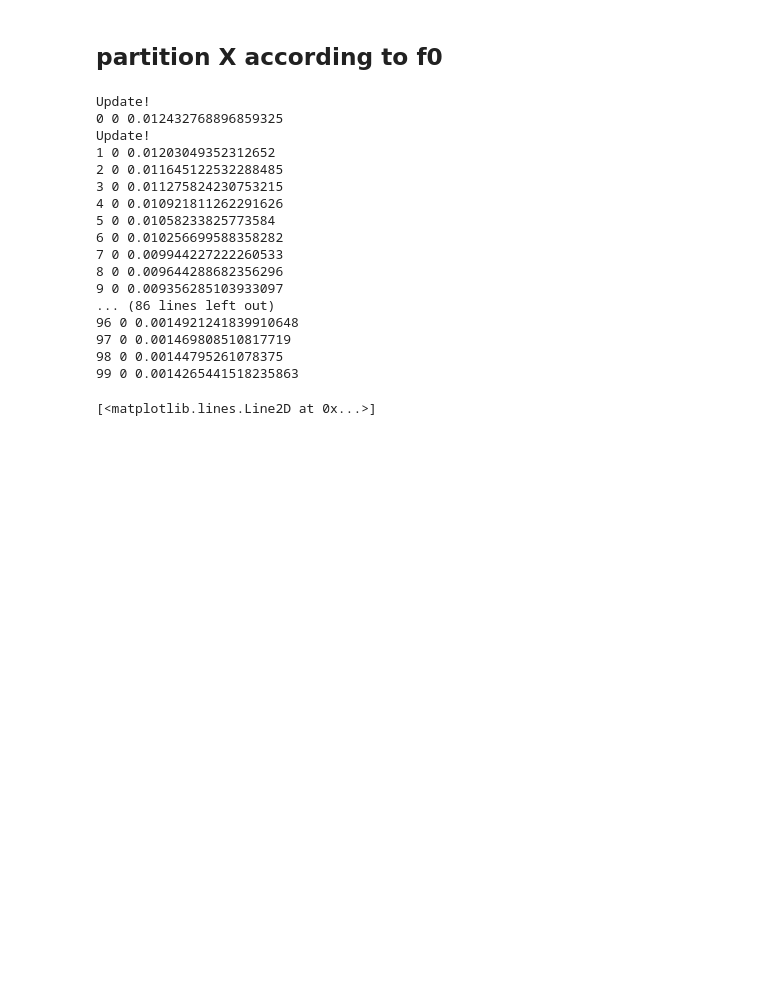
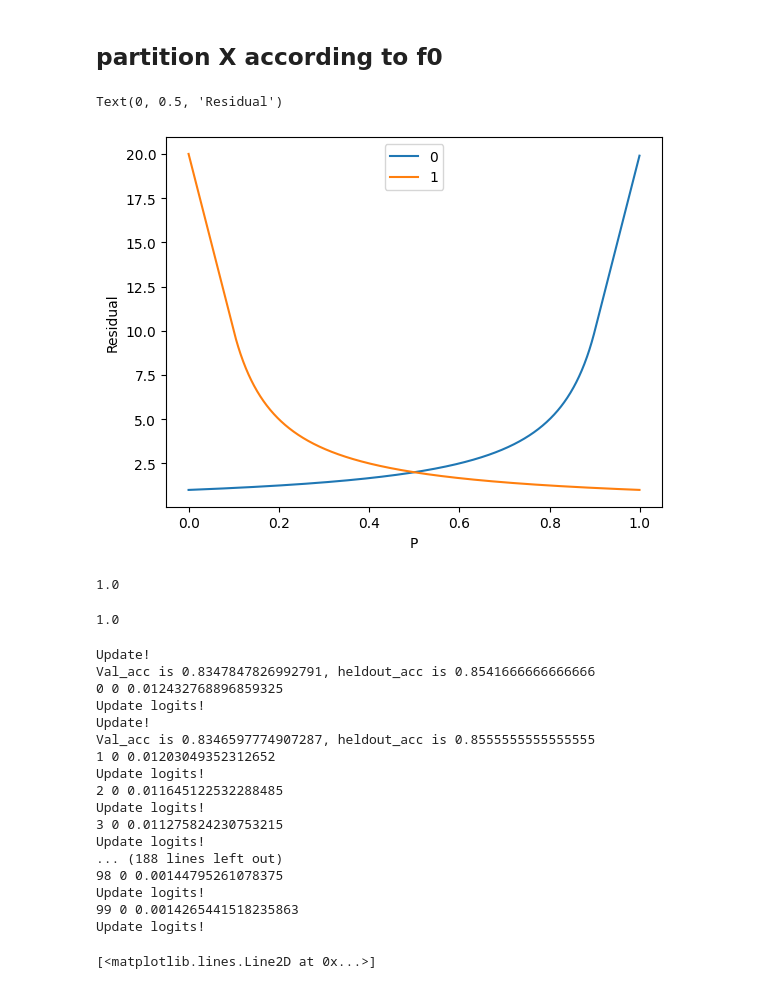
Before and after one commit to HuangruiChu/AuFair, a Jupyter notebook: multiacc/Multiacc_Huangrui_Attr.ipynb, the cells around one changed output. Drawn from its saved outputs; the diff is of its cells as text; code cells hidden in the pictures; blank space fills up the shorter version.

```diff
--- a/multiacc/Multiacc_Huangrui_Attr.ipynb
+++ b/multiacc/Multiacc_Huangrui_Attr.ipynb
@@ -30,10 +30,27 @@ y_val = db["y_train"]
 x_test = db["x_test"]
 y_test = db["y_test"]
 # %%
-# def res(p, y):
-#     # 有noise 吧？？？？？我用这个就拟合不了了
-#     return y * ((p>=0.1)/(p + 1e-20) + (p<0.1) * (20 - 100  * p)) +\
-# (1-y) * ((p < 0.9)/(1 - p + 1e-20) + (p>=0.9) * (100 * p - 80))
+def res(p, y):
+    # 有noise 吧？？？？？我用这个就拟合不了了
+    return y * ((p>=0.1)/(p + 1e-20) + (p<0.1) * (20 - 100  * p)) +\
+(1-y) * ((p < 0.9)/(1 - p + 1e-20) + (p>=0.9) * (100 * p - 80))
+import matplotlib.pyplot as plt
+plt.plot(np.arange(0, 1.0, 0.001), res(np.arange(0., 1, 0.001), 0))
+plt.plot(np.arange(0, 1.0, 0.001), res(np.arange(0., 1, 0.001), 1))
+plt.legend(['0', '1'])
+plt.xlabel('P')
+plt.ylabel('Residual')
+# %% [output]
+Text(0, 0.5, 'Residual')
+[figure, added]
+# %%
+res(1,1)
+# %% [output]
+1.0
+# %%
+res(0,0)
+# %% [output]
+1.0
 # %%
 # logits = net.output[:,1] - net.output[:,0]
 # in our case, we get the logits directly
@@ -81,10 +98,14 @@ for t in range(max_T):
     tpr1 = np.sum(TP1) / (np.sum(mask1) + EPS)
     losses.append(val_loss)
     heldout_eod = np.abs(tpr0 - tpr1)
-    if heldout_eod < best_eod:
+    if heldout_acc > best_acc:
         print("Update!")
+        print("Val_acc is {}, heldout_acc is {}".format(val_acc, heldout_acc))
         best_epoch = t
-        best_acc = heldout_acc
+        if heldout_acc > best_acc:
+            best_acc = heldout_acc
+        else:
+            print("Warning: acc not improving")
         best_eod = heldout_eod
         best_logits_valid = logits
         predicted_test_logits = test_logits
@@ -119,6 +140,7 @@ for t in range(max_T):
         corr = np.mean(clf_prediction * residual[idxs2][samples2])
         print(t, i, corr)
         if corr > thresh:
+            print("Update logits!")
             h_models.append(clf)
             # h = (tf.matmul(latent_ph, tf.constant(np.expand_dims(clf.coef_,-1),
             #                                         dtype=tf.float32))[:,0] + clf.intercept_)
@@ -153,22 +175,22 @@ for t in range(max_T):
         break
 # %% [output]
 Update!
+Val_acc is 0.8347847826992791, heldout_acc is 0.8541666666666666
 0 0 0.012432768896859325
+Update logits!
 Update!
+Val_acc is 0.8346597774907287, heldout_acc is 0.8555555555555555
 1 0 0.01203049352312652
+Update logits!
 2 0 0.011645122532288485
+Update logits!
 3 0 0.011275824230753215
-4 0 0.010921811262291626
-5 0 0.01058233825773584
-6 0 0.010256699588358282
-7 0 0.009944227222260533
-8 0 0.009644288682356296
-9 0 0.009356285103933097
-... (86 lines left out)
-96 0 0.0014921241839910648
-97 0 0.001469808510817719
+Update logits!
+... (188 lines left out)
 98 0 0.00144795261078375
+Update logits!
 99 0 0.0014265441518235863
+Update logits!
 # %%
 plt.plot(losses)
 # %% [output]
```
Also changed, not shown: 5 other files.
